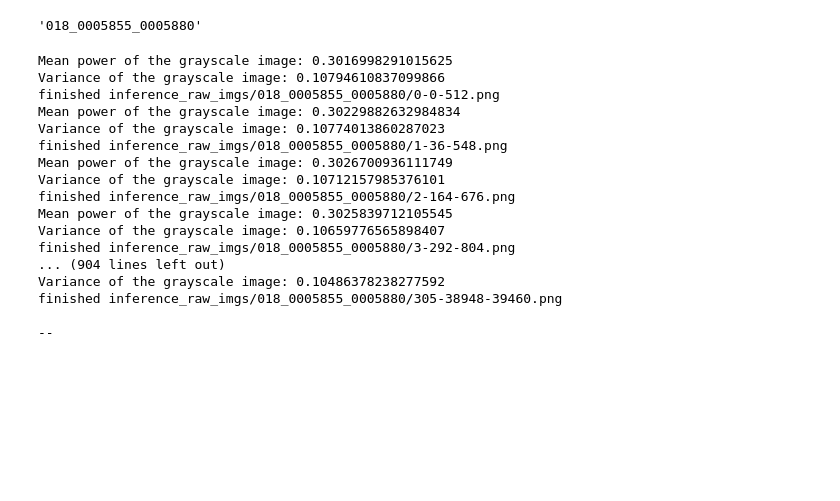
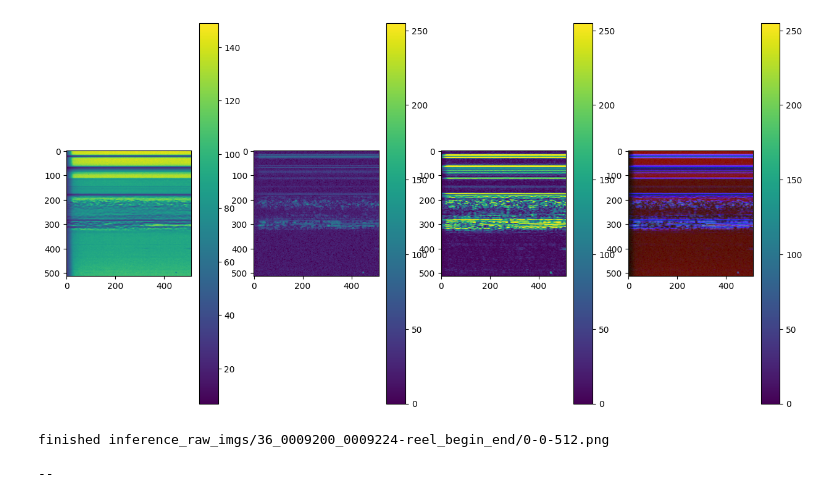
Before and after one commit to aashraychegu/glacformer-training, a Jupyter notebook: inference/digest_data.ipynb, the cells around one changed output. Saved outputs shown, nothing was run; the diff lists cells and outputs as text; code cells hidden in the pictures; blank space fills up the shorter version.

```diff
--- a/inference/digest_data.ipynb
+++ b/inference/digest_data.ipynb
@@ -106,42 +72,27 @@ def canny_image(image: Image):
 
     return convert_from_cv2_to_image(combined_image)
-# %%
-i.stem
-# %% [output]
-'018_0005855_0005880'
 # %%
-
 image_paths = []
-for i in files:
+for c, i in enumerate(files):
     img = Image.open(i)
     img = img.crop((0, 430, img.size[0], 1790))
+    img = Image.fromarray(np.array(img) / 255)
     img = img.convert("L")
     cropping_coordinates = window_with_remainder(512, 128, img.size[0])
     file_path = pl.Path("./inference_raw_imgs") / i.stem
     file_path.mkdir(exist_ok=True)
     for count, (start, end) in enumerate(cropping_coordinates):
         save_path = file_path / f"{count}-{start}-{end}.png"
-        resized = canny_image(img.crop((start, 0, end, img.size[1])).resize((512, 512)))
+        cimg = img.crop((start, 0, end, img.size[1])).resize((512, 512))
+        resized = canny_image(cimg)
         resized.save(save_path)
         print(f"finished {save_path}")
         image_paths.append(str(save_path.resolve()))
+        break
     print("\n--\n")
 # %% [output]
+[figure, added]
-Mean power of the grayscale image: 0.3016998291015625
-Variance of the grayscale image: 0.10794610837099866
-finished inference_raw_imgs/018_0005855_0005880/0-0-512.png
-Mean power of the grayscale image: 0.30229882632984834
-Variance of the grayscale image: 0.10774013860287023
-finished inference_raw_imgs/018_0005855_0005880/1-36-548.png
-Mean power of the grayscale image: 0.3026700936111749
-Variance of the grayscale image: 0.10712157985376101
-finished inference_raw_imgs/018_0005855_0005880/2-164-676.png
-Mean power of the grayscale image: 0.3025839712105545
-Variance of the grayscale image: 0.10659776565898407
-finished inference_raw_imgs/018_0005855_0005880/3-292-804.png
-... (904 lines left out)
-Variance of the grayscale image: 0.10486378238277592
-finished inference_raw_imgs/018_0005855_0005880/305-38948-39460.png
+finished inference_raw_imgs/36_0009200_0009224-reel_begin_end/0-0-512.png
 
 --
 # %%
```
Also changed, not shown: parts of 4 cells of this notebook, 3 other files.
